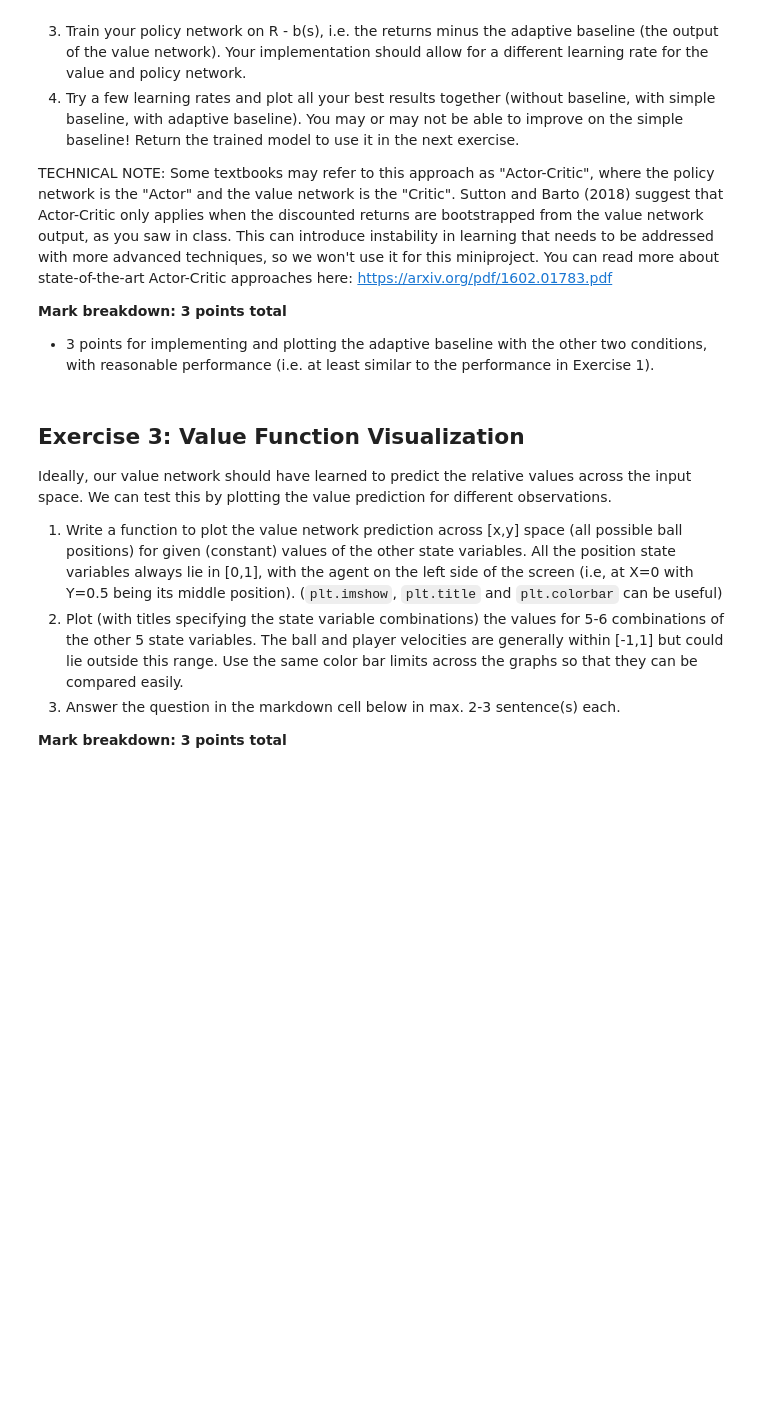
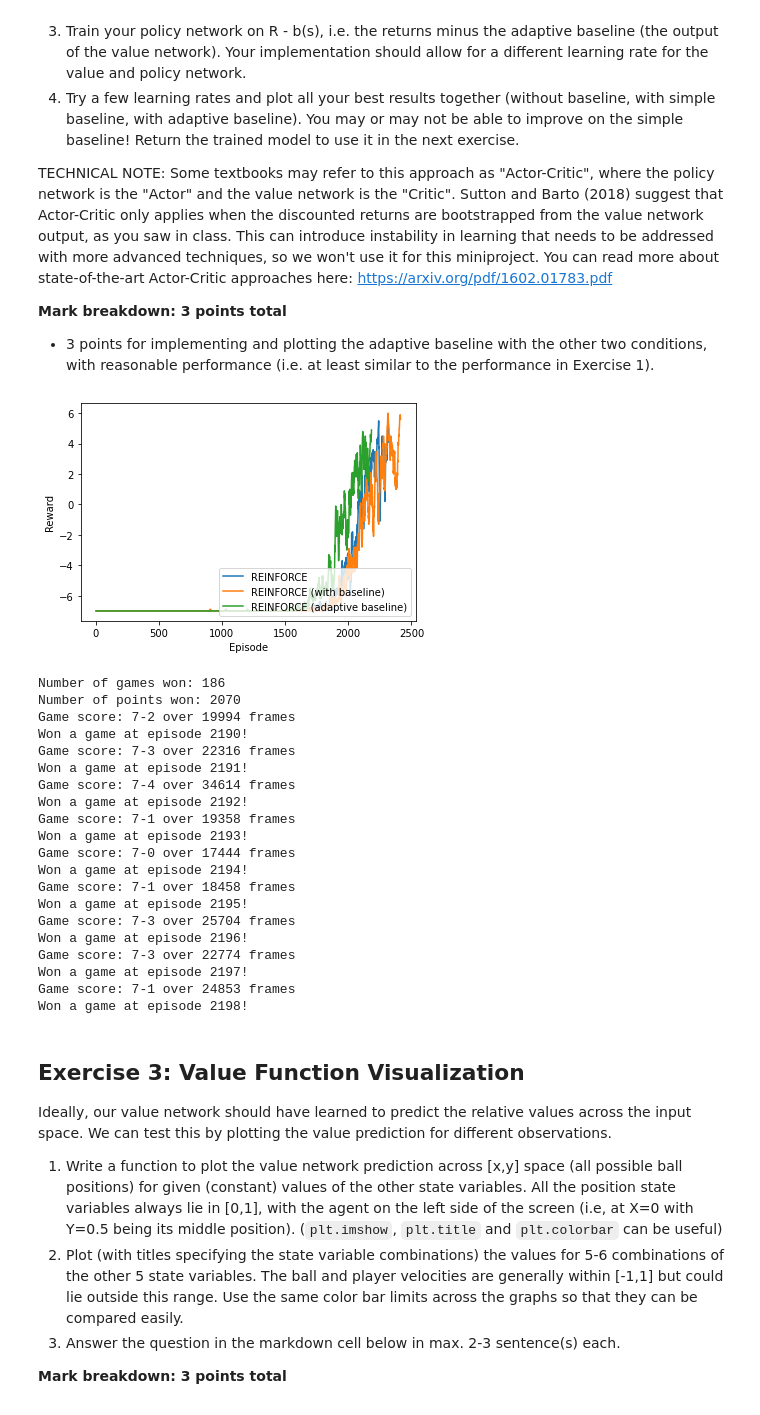
Before and after one commit to YitingZhang1997/ANN_2020_Pong, a Jupyter notebook: miniproject_rl.ipynb, the cells around one changed output. Cells and saved outputs as stored; diff of their text form; code cells hidden in the pictures; blank space fills up the shorter version.

```diff
--- a/miniproject_rl.ipynb
+++ b/miniproject_rl.ipynb
@@ -645,13 +658,35 @@ TECHNICAL NOTE: Some textbooks may refer to this approach as "Actor-Critic", whe
 - 3 points for implementing and plotting the adaptive baseline with the other two conditions, with reasonable performance (i.e. at least similar to the performance in Exercise 1).
 # %%
 results = Results(filename='results_exercise_1.npz')
-policy_learning_rate = 1e-3
+policy_learning_rate = 2e-3
 value_learning_rate = 1e-3
 
 _, adaptive_policy = run_experiment("REINFORCE (adaptive baseline)", game_env, num_episodes, reward_shaping=False,
                                     policy_learning_rate=policy_learning_rate,
                                     value_learning_rate=value_learning_rate, stopping_criterion=30,
                                     baseline='adaptive', verbose=True)
+# %% [output]
+[figure, added]
+Number of games won: 186
+Number of points won: 2070
+Game score: 7-2 over 19994 frames
+Won a game at episode 2190!
+Game score: 7-3 over 22316 frames
+Won a game at episode 2191!
+Game score: 7-4 over 34614 frames
+Won a game at episode 2192!
+Game score: 7-1 over 19358 frames
+Won a game at episode 2193!
+Game score: 7-0 over 17444 frames
+Won a game at episode 2194!
+Game score: 7-1 over 18458 frames
+Won a game at episode 2195!
+Game score: 7-3 over 25704 frames
+Won a game at episode 2196!
+Game score: 7-3 over 22774 frames
+Won a game at episode 2197!
+Game score: 7-1 over 24853 frames
+Won a game at episode 2198!
 # %%
 results.save('results_exercise_2')
 adaptive_policy.policy_net.save('exercise_2_policy_net.h5')
```
Also changed, not shown: parts of 9 cells of this notebook, 9 other files.
